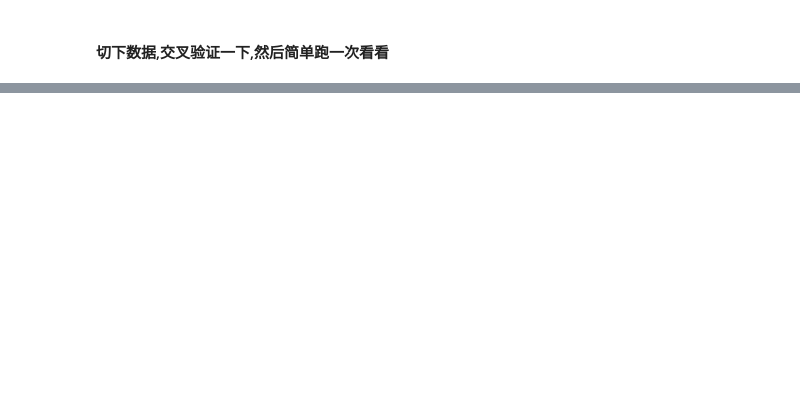
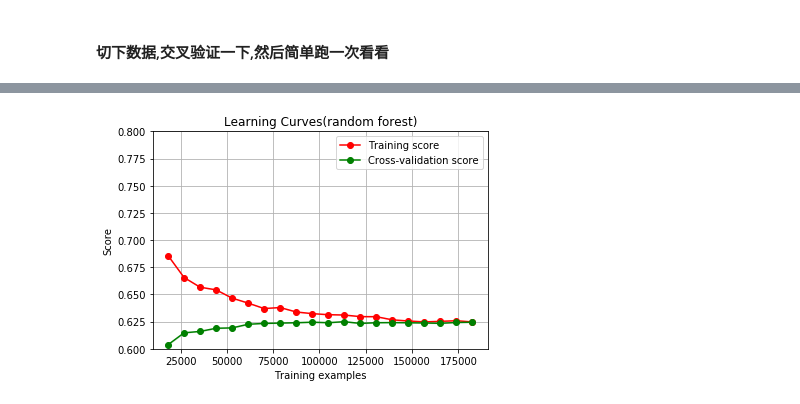
Before and after one commit to javanprettycool/tianchi-repeat-buyer, a Jupyter notebook: src/model/rf/rf.ipynb, the cells around one changed output, grey strips where cells are left out. Cells and saved outputs as stored; diff of their text form; code cells hidden in the pictures; blank space fills up the shorter version.

Commit message:
add xgb lr rf model and get predict result

```diff
--- a/src/model/rf/rf.ipynb
+++ b/src/model/rf/rf.ipynb
@@ -12,0 +27,4 @@ test_data = pd.read_csv('../../data/test_data1.csv')
+# %%
+y = train_data['label'].values
+X = train_data.drop(['label', 'user_id', 'merchant_id'], axis=1).values
+X.shape
@@ -31,0 +50,14 @@ print('Done')
+# %%
+rf = RandomForestClassifier(n_estimators = 200,max_depth = 6, class_weight='balanced', n_jobs=-1, random_state=2018)
+
+rf.fit(X_train, y_train)
+
+preds = rf.predict(X_test)
+
+# 判断准确率
+print ('错误类为%f' %((preds!=y_test).sum()/float(y_test.shape[0])))
+print("recall_score : %.3f" % recall_score(preds, y_test))
+print("f1_score : %.3f" %  f1_score(preds, y_test))
+print("auc : %.3f" % roc_auc_score(preds, y_test))
+print("accuracy_score : %.3f " % accuracy_score(preds, y_test))
+print ("混淆矩阵：",confusion_matrix(y_test, preds))
@@ -31,0 +125,36 @@ print('Done')
+# %%
+from sklearn.model_selection import learning_curve
+def plot_learning_curve(estimator, title, X, y, ylim=None, cv=None,
+                        n_jobs=-1, train_sizes=np.linspace(.1, 1.0, 20), scoring='roc_auc'):
+    plt.figure()
+    plt.title(title)
+    if ylim is not None:
+        plt.ylim(*ylim)
+    plt.xlabel("Training examples")
+    plt.ylabel("Score")
+    train_sizes, train_scores, test_scores = learning_curve(
+        estimator, X, y, cv=cv, n_jobs=n_jobs, train_sizes=train_sizes, scoring=scoring)
+    train_scores_mean = np.mean(train_scores, axis=1)
+    train_scores_std = np.std(train_scores, axis=1)
+    test_scores_mean = np.mean(test_scores, axis=1)
+    test_scores_std = np.std(test_scores, axis=1)
+    plt.grid()
+
+    plt.fill_between(train_sizes, train_scores_mean - train_scores_std,
+                     train_scores_mean + train_scores_std, alpha=0.1,
+                     color="r")
+    plt.fill_between(train_sizes, test_scores_mean - test_scores_std,
+                     test_scores_mean + test_scores_std, alpha=0.1, color="g")
+    plt.plot(train_sizes, train_scores_mean, 'o-', color="r",
+             label="Training score")
+    plt.plot(train_sizes, test_scores_mean, 'o-', color="g",
+             label="Cross-validation score")
+
+    plt.legend(loc="best")
+    return plt
+
+title = 'Learning Curves(random forest)'
+plot_learning_curve(rf, title, X, y, (0.6, 0.8), cv=ss, n_jobs=-1)
+plt.show()
+# %% [output]
+[figure, added]
```
Also changed, not shown: parts of 13 cells of this notebook, 9 other files.
